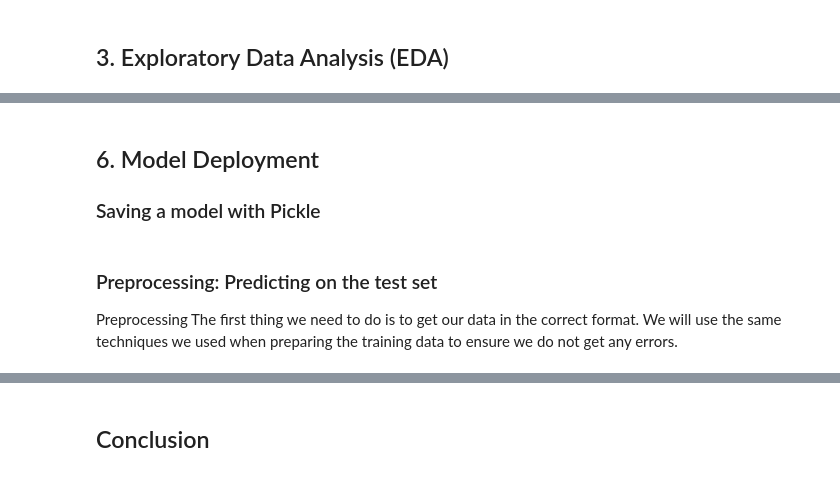
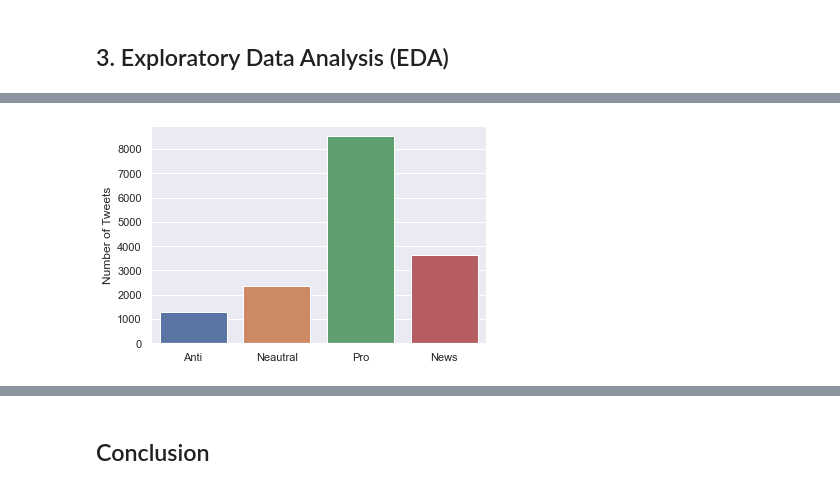
Before and after one commit to moraboitumelo/Classification-Team-AM1, a Jupyter notebook: Classification_AM1_DSFT21.ipynb, the cells around one changed output, grey strips where cells are left out. Drawn from its saved outputs; the diff is of its cells as text; code cells hidden in the pictures.

```diff
--- a/Classification_AM1_DSFT21.ipynb
+++ b/Classification_AM1_DSFT21.ipynb
@@ -300,0 +228,4 @@ train_df['message'][122]
+# %%
+train_df['message'] = train_df['message'].apply(lambda x: cleaning_stopwords(x))
+test_df['message'] = test_df['message'].apply(lambda x: cleaning_stopwords(x))
+train_df['message'].head()
@@ -300,0 +381,3 @@ train_df['message'][122]
+# %%
+train_df['message'] = train_df['message'].apply(lambda x: clean_text_data(x))
+test_df['message'] = test_df['message'].apply(lambda x: clean_text_data(x))
@@ -300,0 +409,9 @@ train_df['message'][122]
+# %%
+lm = WordNetLemmatizer()
+def lemmatizer_on_text(data):
+    text = [lm.lemmatize(word) for word in data]
+    return data
+# %%
+train_df['message'] = train_df['message'].apply(lambda x: lemmatizer_on_text(x))
+test_df['message'] = test_df['message'].apply(lambda x: lemmatizer_on_text(x))
+train_df['message'].head()
@@ -559,3 +430,0 @@ weighted avg       0.78      0.70      0.73      4746
-# %% [markdown]
-## 6. Model Deployment
-### Saving a model with Pickle
@@ -568,4 +431,9 @@ with open(model_save_path,'wb') as file:
-# %% [markdown]
-### Preprocessing: Predicting on the test set
-Preprocessing
-The first thing we need to do is to get our data in the correct format. We will use the same techniques we used when preparing the training data to ensure we do not get any errors.
+# %%
+Sentiment_count = train_df.groupby('sentiment').count()
+index = Sentiment_count.index.to_list()
+Sentiment_ = ['Anti', 'Neautral', 'Pro', 'News']
+sns.barplot(index, Sentiment_count['message']).set_xticklabels(Sentiment_)
+plt.ylabel('Number of Tweets')
+plt.show()
+# %% [output]
+[figure, added]
```
Also changed, not shown: parts of 130 cells of this notebook.
